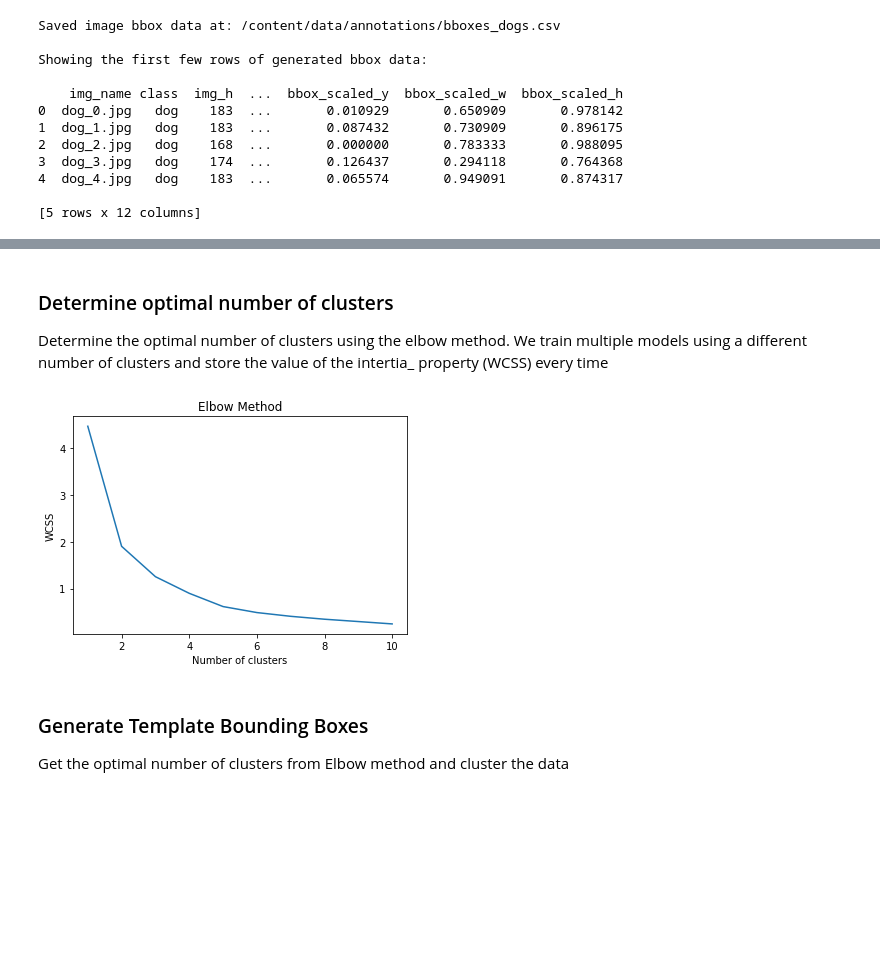
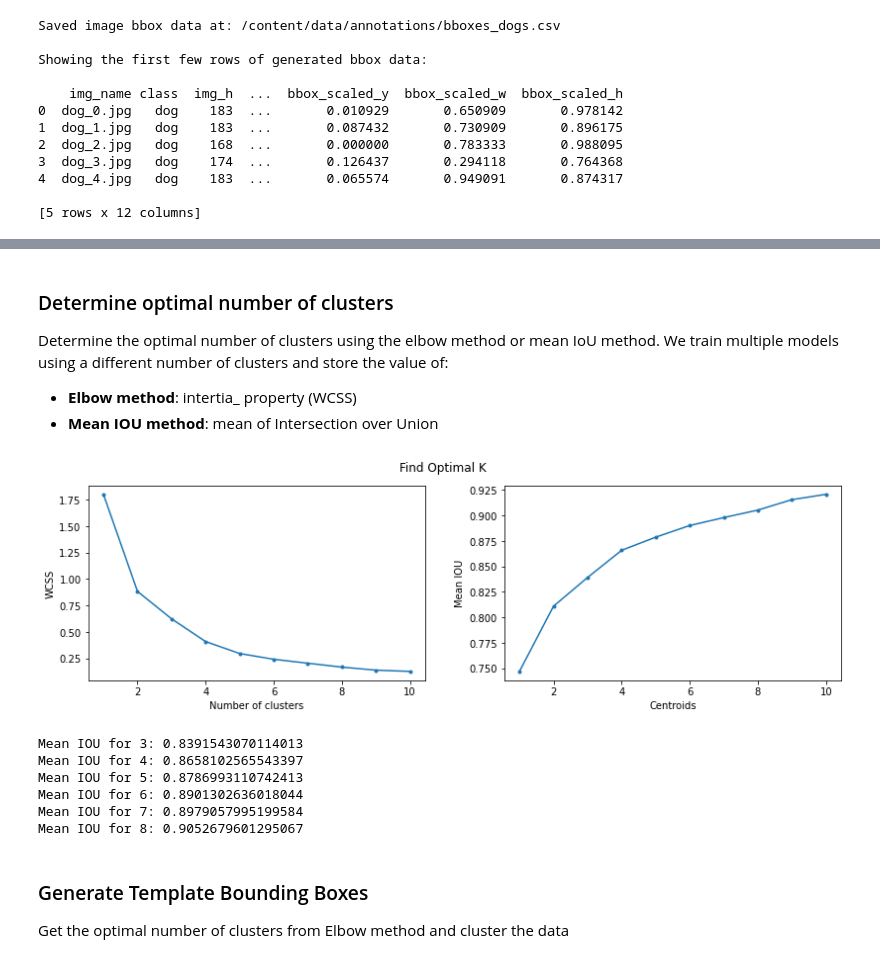
Before and after one commit to uday96/EVA4-TSAI, a Jupyter notebook: S12/EVA4_S12_B_Solution.ipynb, the cells around one changed output, grey strips where cells are left out. Cells and saved outputs as stored; diff of their text form; code cells hidden in the pictures; blank space fills up the shorter version.

```diff
--- a/S12/EVA4_S12_B_Solution.ipynb
+++ b/S12/EVA4_S12_B_Solution.ipynb
@@ -91,11 +133,27 @@ ant.show_bboxes()
 # %% [markdown]
 ### Determine optimal number of clusters
 
-Determine the optimal number of clusters using the elbow method. We train multiple models using a different number of clusters and store the value of the intertia_ property (WCSS) every time
+Determine the optimal number of clusters using the elbow method or mean IoU method. We train multiple models using a different number of clusters and store the value of:
+
+*   **Elbow method**: intertia_ property (WCSS)
+*   **Mean IOU method**: mean of Intersection over Union
-# %%
-ant.try_cluster()
-# %% [output]
-[figure, removed]
+# %%
+ks = [i for i in range(1,11)]
+ant.fit_compare(ks)
+# %% [output]
+[figure, added]
+# %%
+ks = [3,4,5,6,7,8]
+for k in ks:
+  miou = ant.kmeans_map[k]["mean_iou"]
+  print("Mean IOU for %s: %s" % (k, miou))
+# %% [output]
+Mean IOU for 3: 0.8391543070114013
+Mean IOU for 4: 0.8658102565543397
+Mean IOU for 5: 0.8786993110742413
+Mean IOU for 6: 0.8901302636018044
+Mean IOU for 7: 0.8979057995199584
+Mean IOU for 8: 0.9052679601295067
 # %% [markdown]
 ### Generate Template Bounding Boxes
 
```
Also changed, not shown: parts of 11 cells of this notebook.
